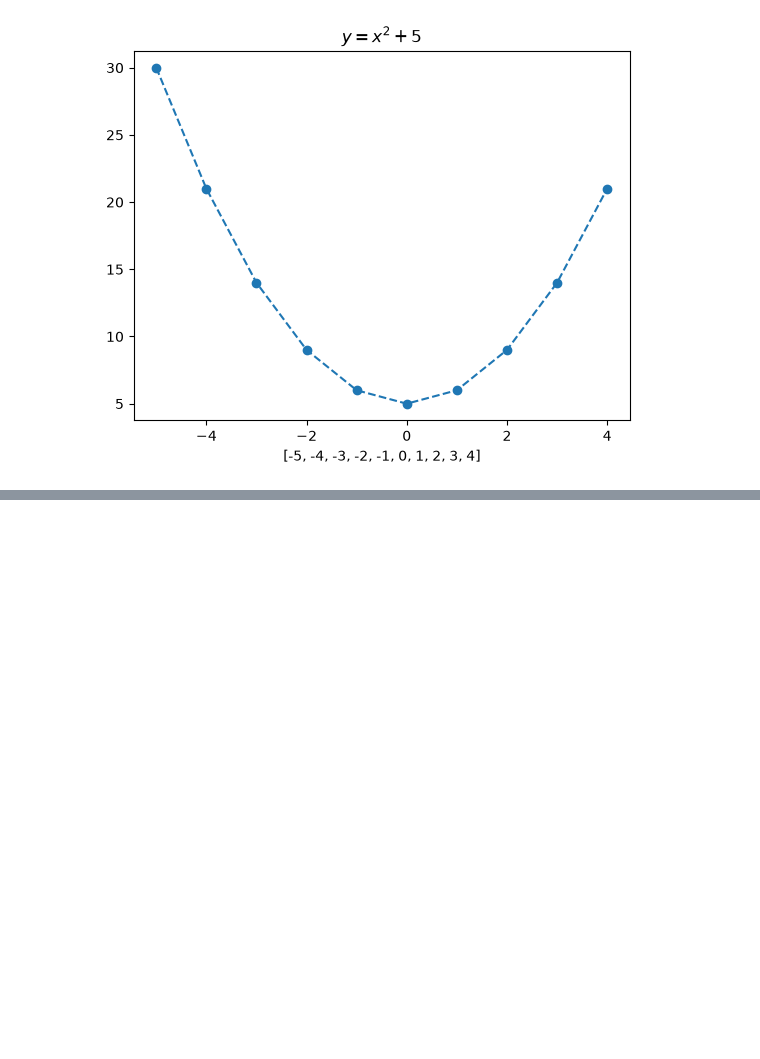
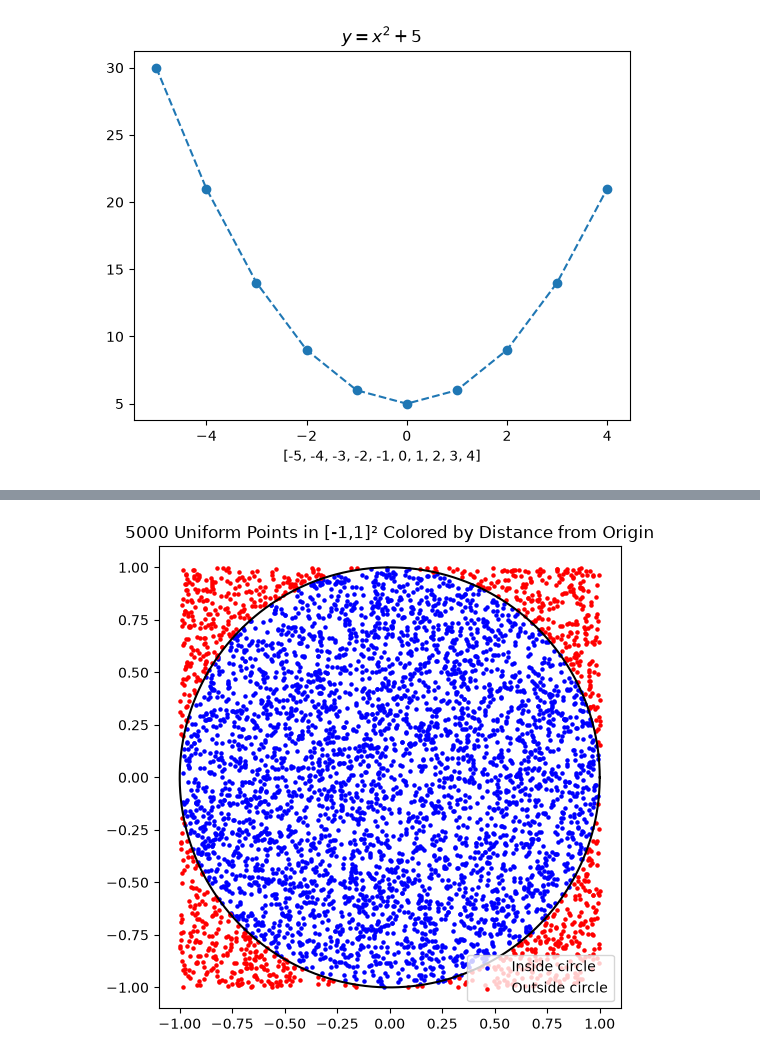
Before and after one commit to Titanarum242/python_magnus_akerman_aiu26, a Jupyter notebook: code_along/06_sequence/lists.ipynb, the cells around one changed output, grey strips where cells are left out. Cells and saved outputs as stored; diff of their text form; code cells hidden in the pictures; blank space fills up the shorter version.

```diff
--- a/code_along/06_sequence/lists.ipynb
+++ b/code_along/06_sequence/lists.ipynb
@@ -32,0 +39,31 @@ Text(0.5, 0, '[-5, -4, -3, -2, -1, 0, 1, 2, 3, 4]')
+# %%
+import numpy as np
+import matplotlib.pyplot as plt
+
+# simulate 5000 points
+n = 5000
+x = np.random.uniform(-1, 1, n)
+y = np.random.uniform(-1, 1, n)
+
+# compute distances
+d = np.sqrt(x**2 + y**2)
+
+# classify points
+inside = d < 1
+outside = d > 1
+
+# plot
+plt.figure(figsize=(6,6))
+plt.scatter(x[inside], y[inside], color='blue', s=5, label='Inside circle')
+plt.scatter(x[outside], y[outside], color='red', s=5, label='Outside circle')
+
+# draw the unit circle for reference
+theta = np.linspace(0, 2*np.pi, 400)
+plt.plot(np.cos(theta), np.sin(theta), color='black')
+
+plt.gca().set_aspect('equal')
+plt.legend()
+plt.title("5000 Uniform Points in [-1,1]² Colored by Distance from Origin")
+plt.show()
+# %% [output]
+[figure, added]
```
Also changed, not shown: parts of 1 cell of this notebook, 9 other files.
